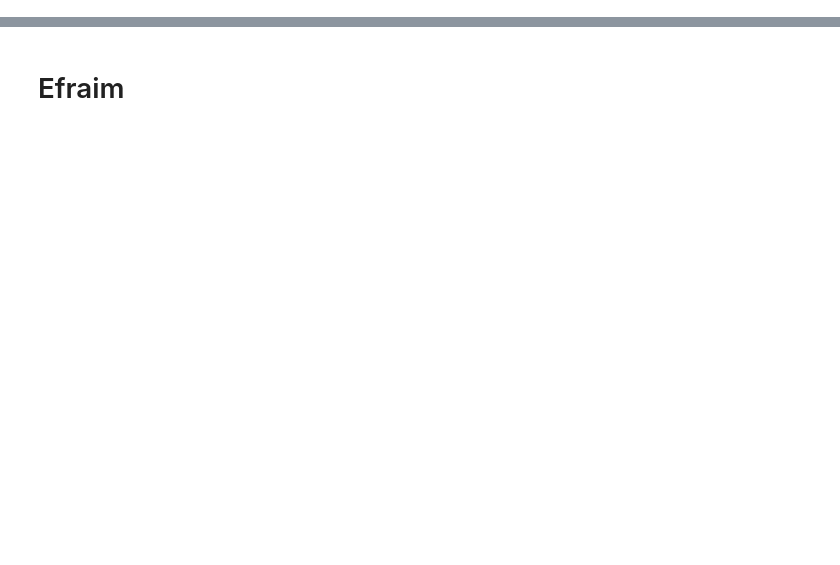
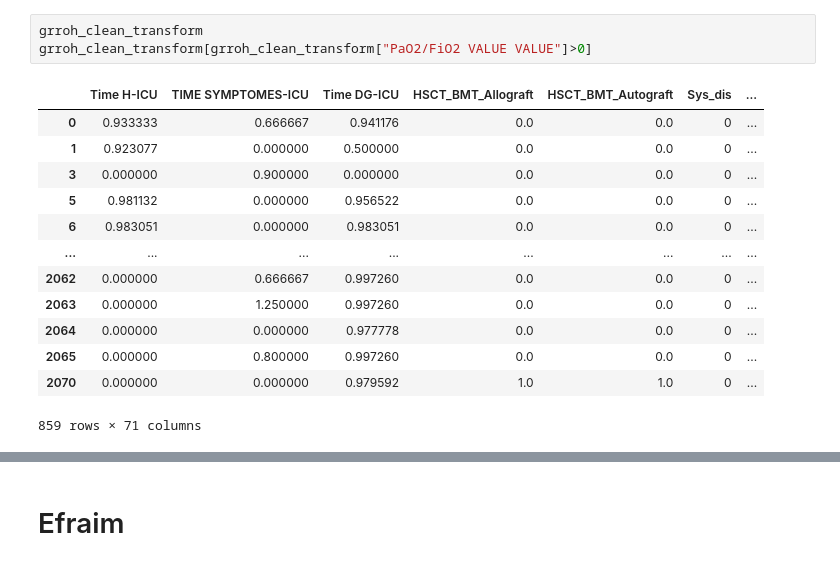
Before and after one commit to Romain-Forte/respiratory_diagnostics, a Jupyter notebook: bazea_dataset.ipynb, the cells around one changed output, grey strips where cells are left out. Cells and saved outputs as stored; diff of their text form; blank space fills up the shorter version.

```diff
--- a/bazea_dataset.ipynb
+++ b/bazea_dataset.ipynb
@@ -92,3 +144,20 @@ df_groh[df_groh["PAO2FIO2_meca"]>0]
+# %%
+grroh_clean_transform
+grroh_clean_transform[grroh_clean_transform["PaO2/FiO2 VALUE VALUE"]>0]
+# %% [output]
+|  | Time H-ICU | TIME SYMPTOMES-ICU | Time DG-ICU | HSCT_BMT_Allograft | HSCT_BMT_Autograft | Sys_dis | ... |
+| 0 | 0.933333 | 0.666667 | 0.941176 | 0.0 | 0.0 | 0 | ... |
+| 1 | 0.923077 | 0.000000 | 0.500000 | 0.0 | 0.0 | 0 | ... |
+| 3 | 0.000000 | 0.900000 | 0.000000 | 0.0 | 0.0 | 0 | ... |
+| 5 | 0.981132 | 0.000000 | 0.956522 | 0.0 | 0.0 | 0 | ... |
+| 6 | 0.983051 | 0.000000 | 0.983051 | 0.0 | 0.0 | 0 | ... |
+| ... | ... | ... | ... | ... | ... | ... | ... |
+| 2062 | 0.000000 | 0.666667 | 0.997260 | 0.0 | 0.0 | 0 | ... |
+| 2063 | 0.000000 | 1.250000 | 0.997260 | 0.0 | 0.0 | 0 | ... |
+| 2064 | 0.000000 | 0.000000 | 0.977778 | 0.0 | 0.0 | 0 | ... |
+| 2065 | 0.000000 | 0.800000 | 0.997260 | 0.0 | 0.0 | 0 | ... |
+| 2070 | 0.000000 | 0.000000 | 0.979592 | 1.0 | 1.0 | 0 | ... |
+859 rows × 71 columns
 # %%
 df_bool = df_renomme.select_dtypes(include="bool")
 print(df_bool.mean())
```
Also changed, not shown: parts of 20 cells of this notebook, 10 other files.
